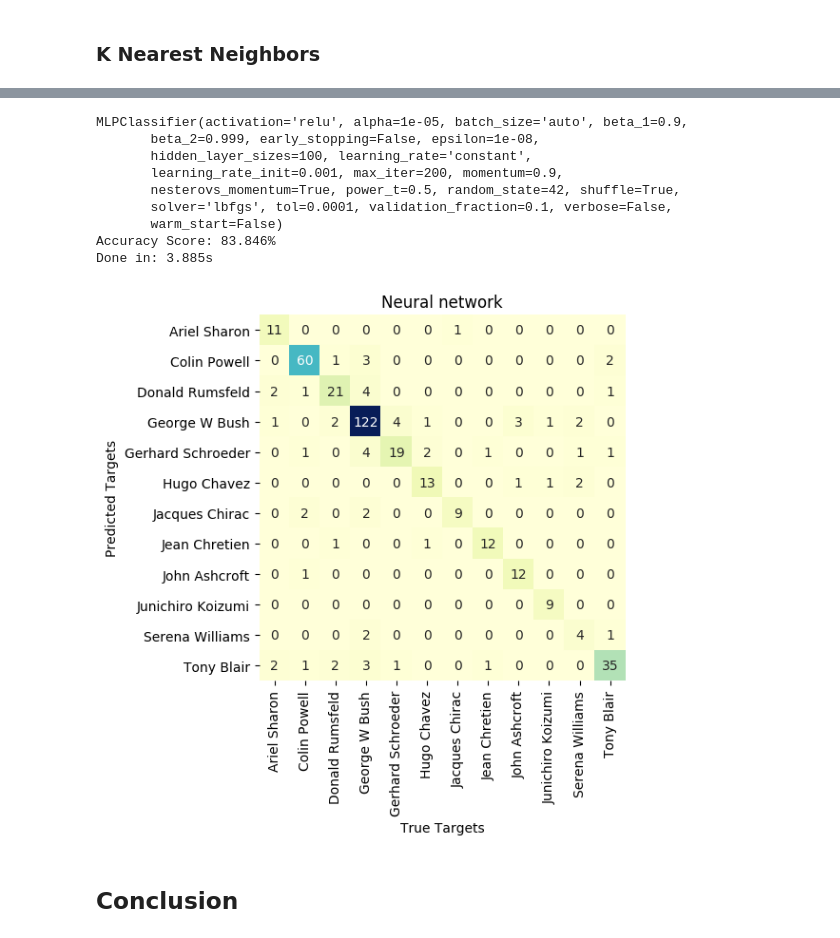
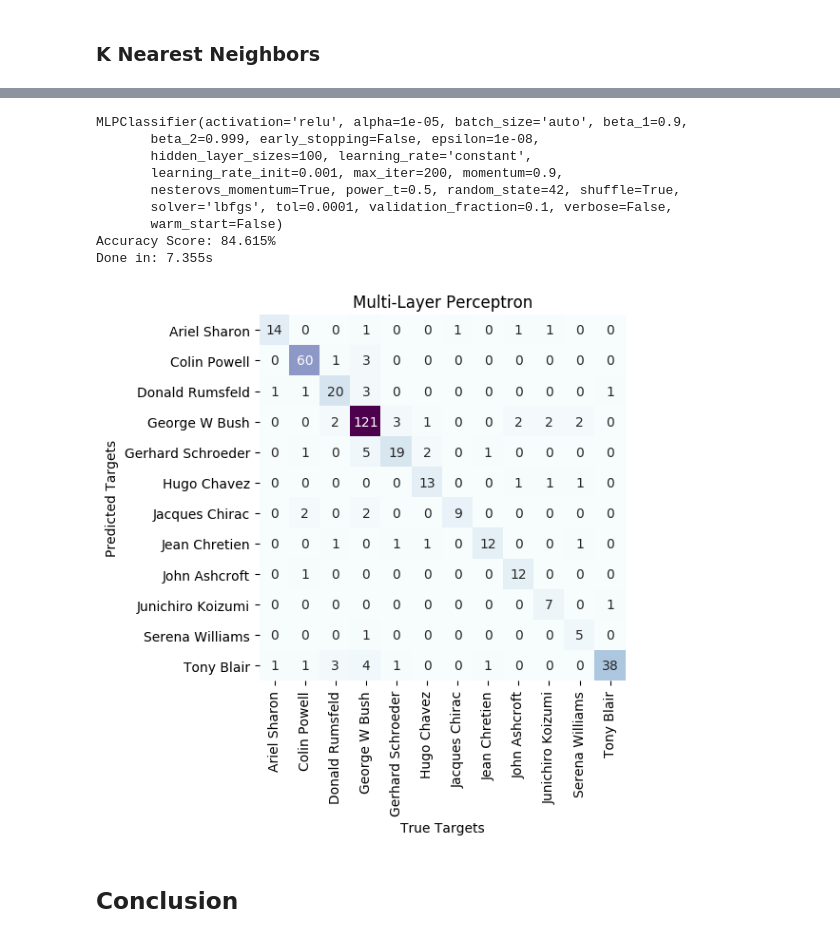
Before and after one commit to MengYao89/Data_Analysis, a Jupyter notebook: Jupyter/Face Recognition.ipynb, the cells around one changed output, grey strips where cells are left out. Saved outputs shown, nothing was run; the diff lists cells and outputs as text; code cells hidden in the pictures.

```diff
--- a/Jupyter/Face Recognition.ipynb
+++ b/Jupyter/Face Recognition.ipynb
@@ -249,7 +253,8 @@ param_grid_mlp = {
     'hidden_layer_sizes': [10, 50, 100, 125, 150, 200, 300]
 }
 
-mlp = GridSearchCV(MLPClassifier(solver='lbfgs', alpha=1e-5, random_state=42), param_grid_mlp)
+mlp = GridSearchCV(MLPClassifier(activation='relu', solver='lbfgs', alpha=1e-5, random_state=42), param_grid_mlp)
+
 mlp.fit(X_train_pca, y_train)
 mlp_predict = mlp.predict(X_test_pca)
 mlp_accuracy = accuracy_score(y_test, mlp_predict)*100
@@ -266,23 +271,23 @@ MLPClassifier(activation='relu', alpha=1e-05, batch_size='auto', beta_1=0.9,
        nesterovs_momentum=True, power_t=0.5, random_state=42, shuffle=True,
        solver='lbfgs', tol=0.0001, validation_fraction=0.1, verbose=False,
        warm_start=False)
-Accuracy Score: 83.846%
-Done in: 3.885s
+Accuracy Score: 84.615%
+Done in: 7.355s
 # %%
 mat = confusion_matrix(y_test, mlp_predict)
 
 plt.figure(figsize=(8,5))
 # sns.set(font_scale=1.3)
 sns.heatmap(mat.T, square=True, annot=True, fmt='d', cbar=False,
             xticklabels=ori_faces.target_names,
             yticklabels=ori_faces.target_names,
-            cmap="YlGnBu")
-plt.title('Neural network')
+            cmap="BuPu")
+plt.title('Multi-Layer Perceptron')
 plt.xlabel('True Targets')
 plt.ylabel('Predicted Targets')
 plt.show()
 # %% [output]
-[figure, old version]
+[figure, new version]
 # %% [markdown]
 ## Conclusion
 # %%
```
Also changed, not shown: parts of 10 cells of this notebook.
